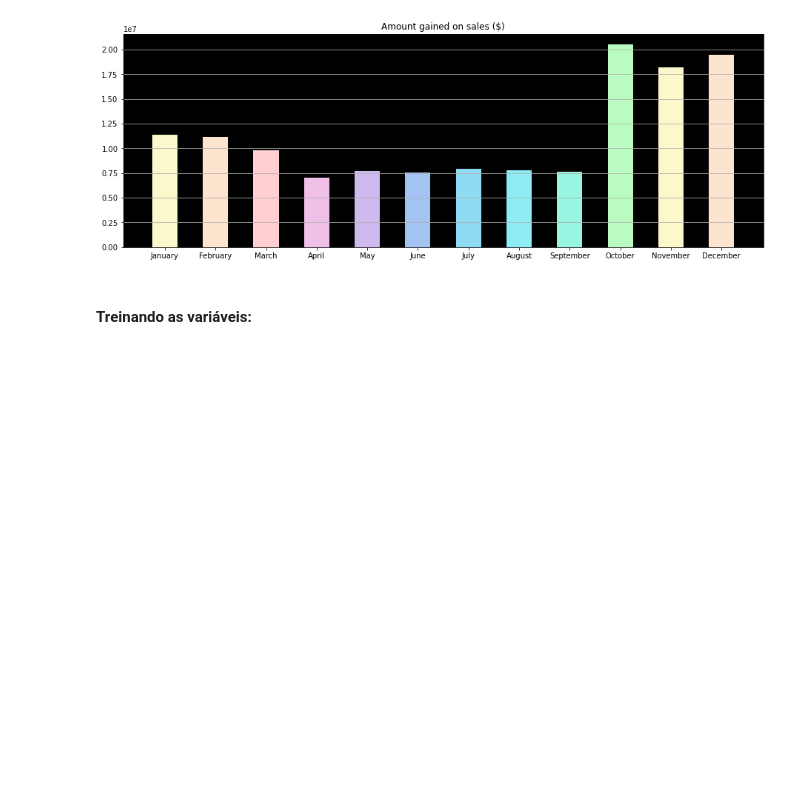
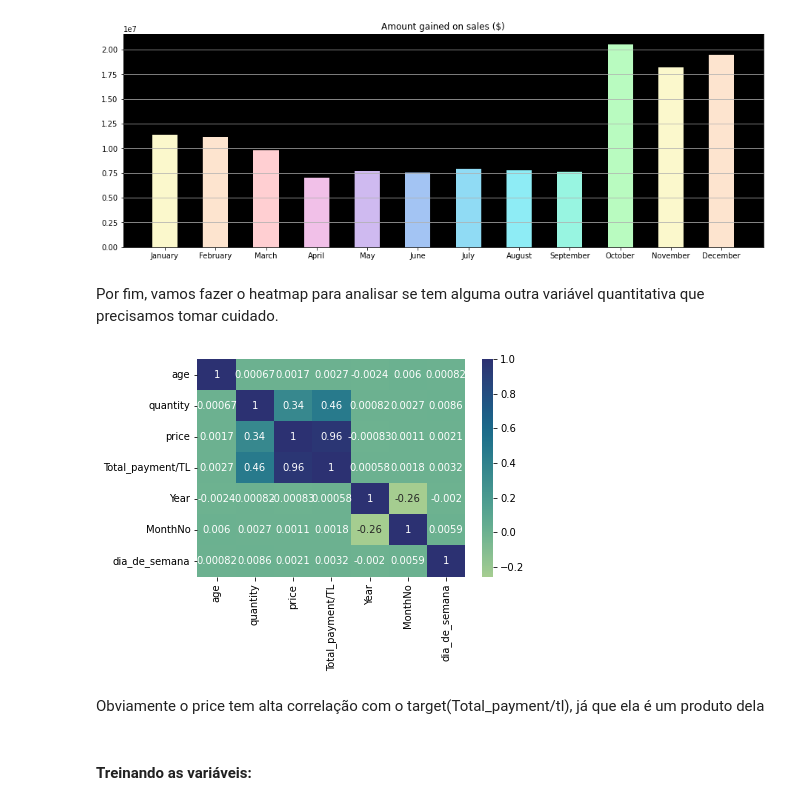
Before and after one commit to nataliaqmc/MachineLearning, a Jupyter notebook: projetoFinal.ipynb, the cells around one changed output. Cells and saved outputs as stored; diff of their text form; code cells hidden in the pictures; blank space fills up the shorter version.

```diff
--- a/projetoFinal.ipynb
+++ b/projetoFinal.ipynb
@@ -400,5 +397,13 @@ plt.show()
 # %% [output]
 [figure]
 [figure]
+# %% [markdown]
+Por fim, vamos fazer o heatmap para analisar se tem alguma outra variável quantitativa que precisamos tomar cuidado.
+# %%
+sns.heatmap(data.corr(), annot=True, cmap='crest');
+# %% [output]
+[figure, added]
+# %% [markdown]
+Obviamente o price tem alta correlação com o target(Total_payment/tl), já que ela é um produto dela
 # %% [markdown]
 #### Treinando as variáveis:
```
Also changed, not shown: parts of 34 cells of this notebook.
